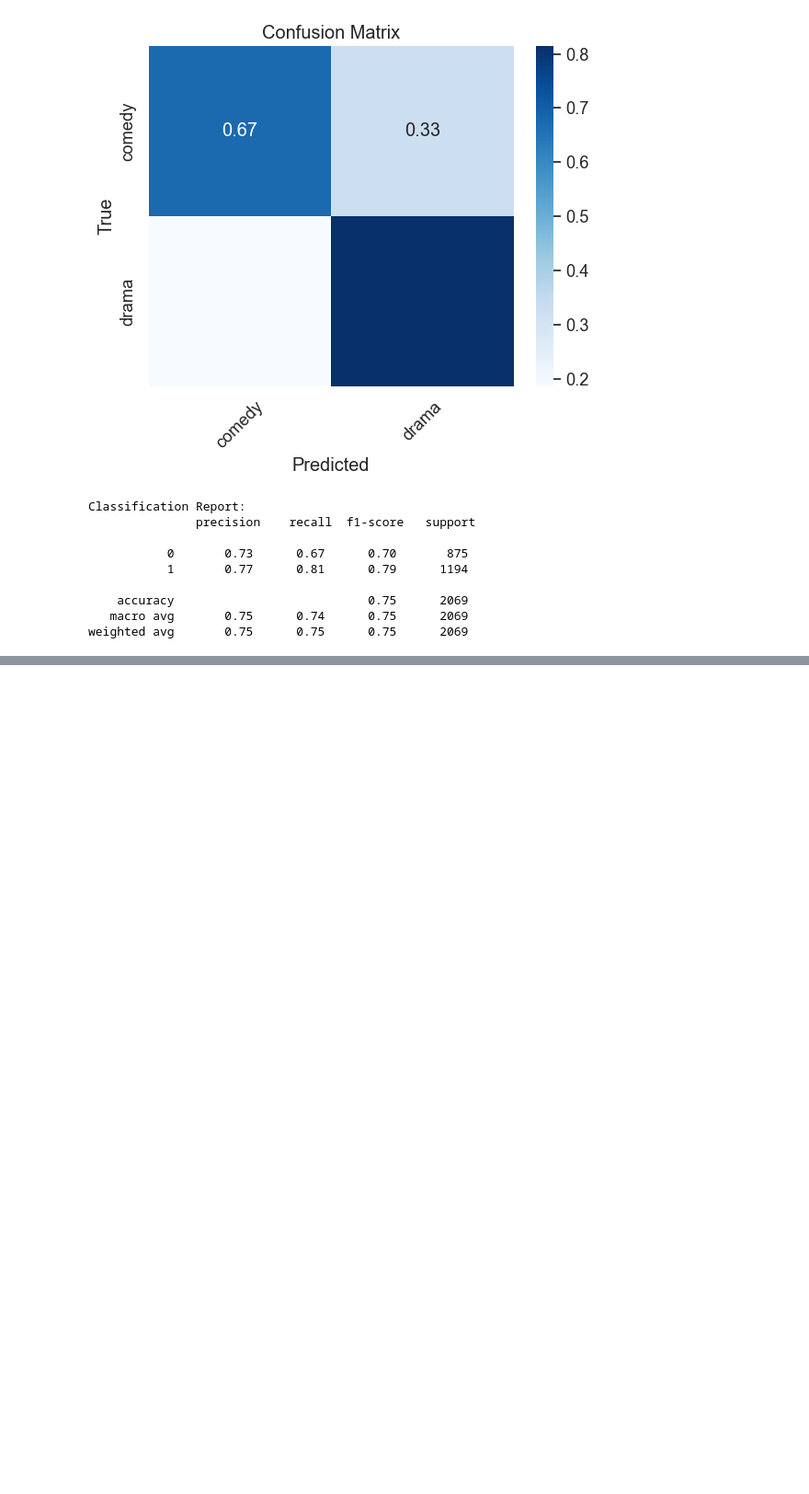
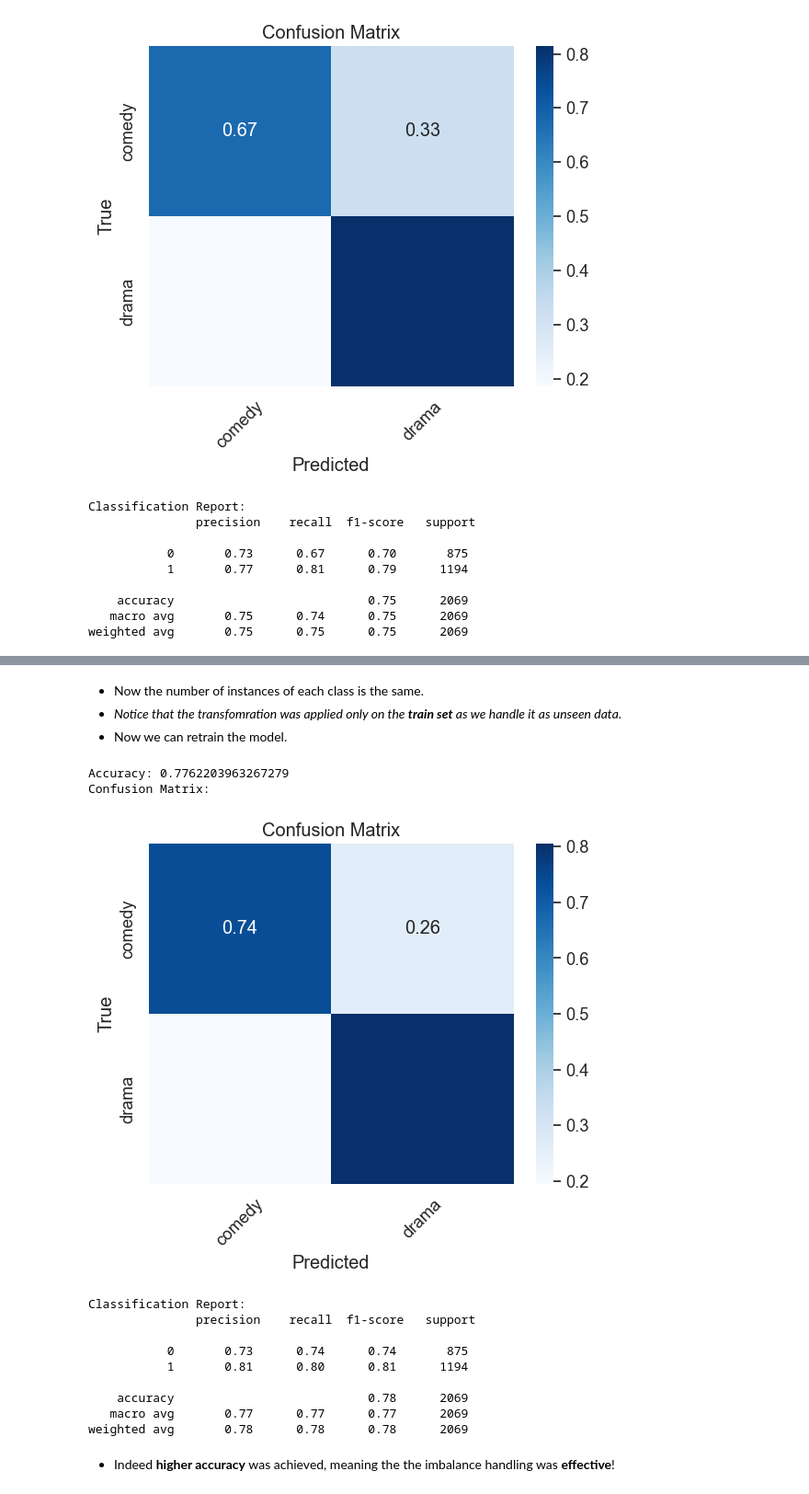
Before and after one commit to giorgossideris/movie_plots_nlp, a Jupyter notebook: genre_classification.ipynb, the cells around one changed output, grey strips where cells are left out. Shown: that part at 92% size. Drawn from its saved outputs; the diff is of its cells as text; code cells hidden in the pictures; blank space fills up the shorter version.

```diff
--- a/genre_classification.ipynb
+++ b/genre_classification.ipynb
@@ -584,0 +617,22 @@ weighted avg       0.75      0.75      0.75      2069
+# %% [markdown]
+* Now the number of instances of each class is the same.
+* *Notice that the transfomration was applied only on the **train set** as we handle it as unseen data*.
+* Now we can retrain the model.
+# %%
+bal_tf_idf_vectorizer = perform_simple_text_classification(tf_idf_vectorizer, LogisticRegression(max_iter=1000), resampled_cleaned_X_train,
+                                                       cleaned_X_test, resampled_y_train, y_test)
+# %% [output]
+Accuracy: 0.7762203963267279
+Confusion Matrix:
+[figure, added]
+Classification Report:
+               precision    recall  f1-score   support
+
+           0       0.73      0.74      0.74       875
+           1       0.81      0.80      0.81      1194
+
+    accuracy                           0.78      2069
+   macro avg       0.77      0.77      0.77      2069
+weighted avg       0.78      0.78      0.78      2069
+# %% [markdown]
+* Indeed **higher accuracy** was achieved, meaning the the imbalance handling was **effective**!
```
Also changed, not shown: parts of 6 cells of this notebook, 1 other file.
